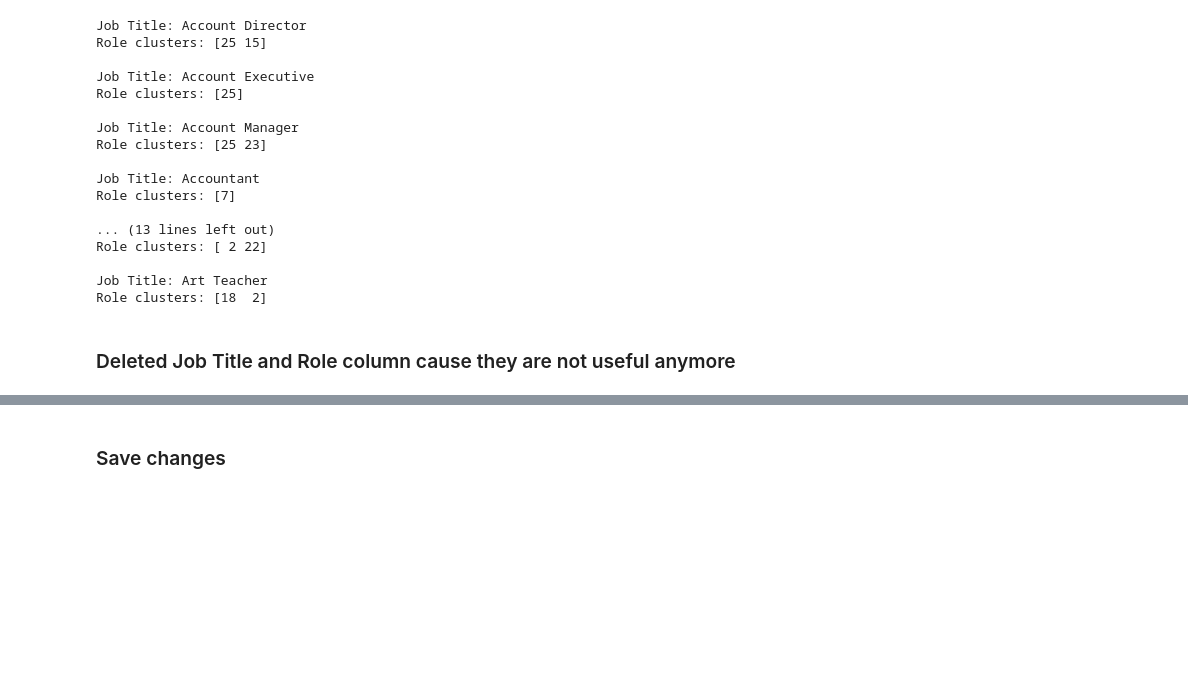
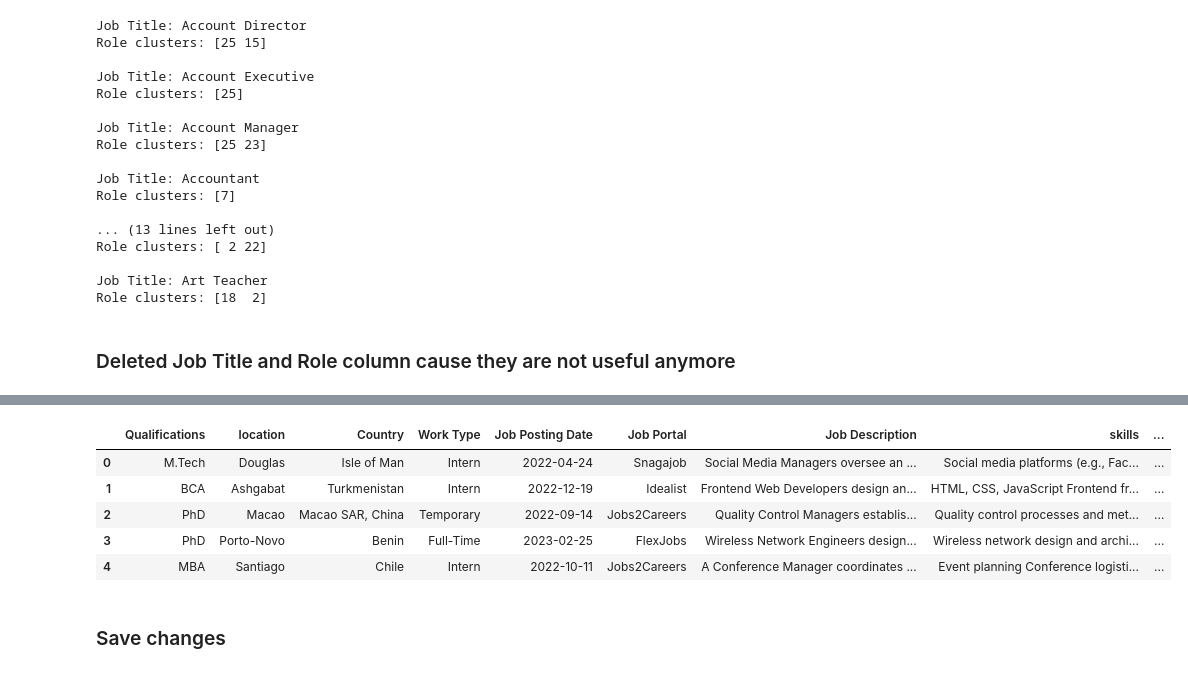
Before and after one commit to MazereAndreea/Job_market_trend, a Jupyter notebook: see_data.ipynb, the cells around one changed output, grey strips where cells are left out. Drawn from its saved outputs; the diff is of its cells as text; code cells hidden in the pictures; blank space fills up the shorter version.

```diff
--- a/see_data.ipynb
+++ b/see_data.ipynb
@@ -618,3 +672,48 @@ df.drop(["Job Title","Role"],axis=1, inplace=True)
+# %%
+#Result:
+cluster_names_roles = {
+    0: "Sales and Sales Management",
+    1: "Technical Support and Customer Service",
+    2: "Design and User Experience Specialist",
+    3: "Supply Chain and Procurement Manager",
+    4: "Database and Data Integration Developer",
+    5: "Financial and Risk Analyst",
+    6: "Social Media & Brand Strategist",
+    7: "Tax & Financial Advisory Specialist",
+    8: "Operations & Facilities Management Specialist",
+    9: "Cybersecurity & Network Defense Specialist",
+    10: "Medical & Executive Support Professionals",
+    11: "Legal Professionals and Support Staff",
+    12: "Healthcare and Administrative Support Specialist",
+    13: "Software Testing and Automation Specialists",
+    14: "SEO and Search Engine Marketing Specialists",
+    15: "Project and Program Management Specialists",
+    16: "Web and Application Development Specialists",
+    17: "Data Science, Analytics, and Research Specialists",
+    18: "Human Resources, Operations, and Administrative Support",
+    19: "Healthcare, Counseling, and Social Support Specialists",
+    20: "Marketing, Brand Management, and Market Research Specialists",
+    21: "Engineering and Technical Development Specialists",
+    22: "Content Creation and Digital Communications",
+    23: "Quality Management and Customer Success",
+    24: "Sustainability and Environmental Design",
+    25: "Account and Client Relationship Management",
+    26: "Event Coordination, Urban Planning, and Demand Forecasting",
+    27: "Data, Analytics, and Operations Support",
+    28: "IT Infrastructure, Systems Integration, and Network Administration",
+    29: "Cloud Architecture, Cloud Systems Engineering, and NoSQL Database Management"
+}
+
+df['Role Area'] = df['Role cluster'].map(cluster_names)
+# %%
+df.head()
+# %% [output]
+|  | Qualifications | location | Country | Work Type | Job Posting Date | Job Portal | Job Description | skills | ... |
+| 0 | M.Tech | Douglas | Isle of Man | Intern | 2022-04-24 | Snagajob | Social Media Managers oversee an ... | Social media platforms (e.g., Fac... | ... |
+| 1 | BCA | Ashgabat | Turkmenistan | Intern | 2022-12-19 | Idealist | Frontend Web Developers design an... | HTML, CSS, JavaScript Frontend fr... | ... |
+| 2 | PhD | Macao | Macao SAR, China | Temporary | 2022-09-14 | Jobs2Careers | Quality Control Managers establis... | Quality control processes and met... | ... |
+| 3 | PhD | Porto-Novo | Benin | Full-Time | 2023-02-25 | FlexJobs | Wireless Network Engineers design... | Wireless network design and archi... | ... |
+| 4 | MBA | Santiago | Chile | Intern | 2022-10-11 | Jobs2Careers | A Conference Manager coordinates ... | Event planning Conference logisti... | ... |
 # %% [markdown]
 ### Save changes
 # %%
```
Also changed, not shown: parts of 10 cells of this notebook, 4 other files.
